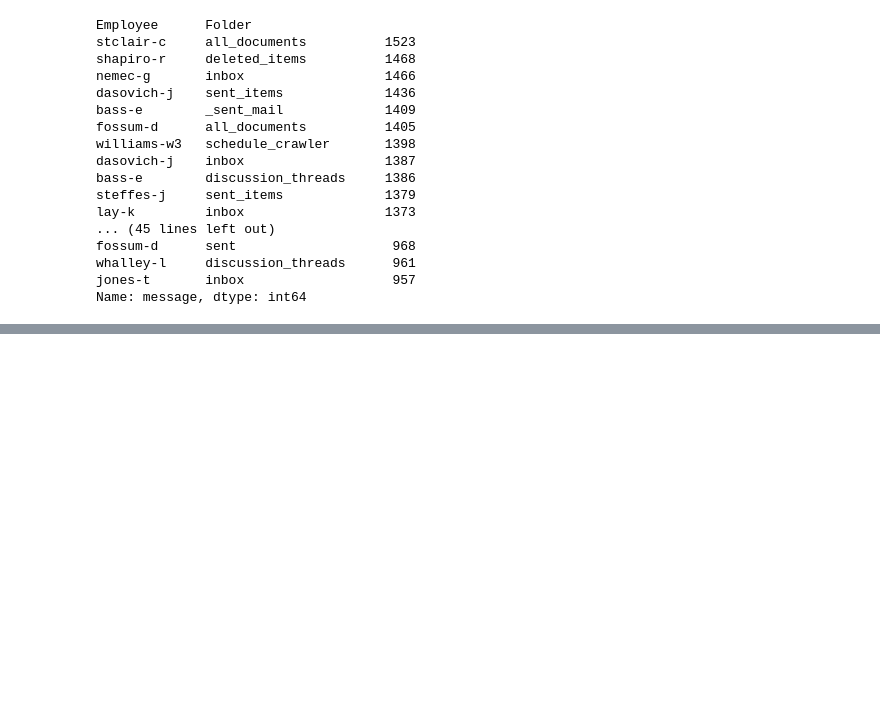
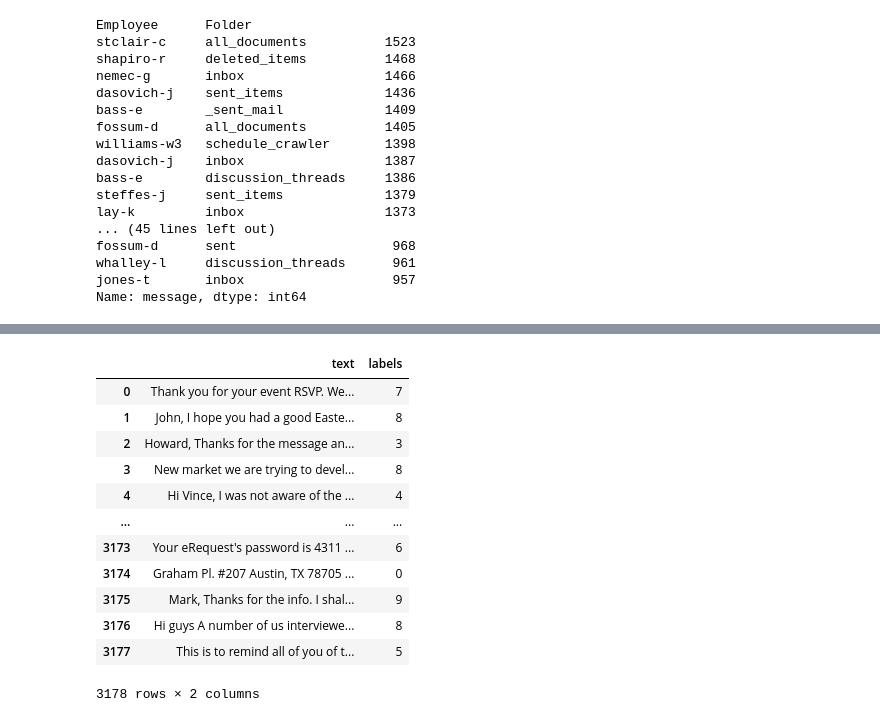
Before and after one commit to rongliprojects/EmailAutoLabeler, a Jupyter notebook: EmailAutoLabeling.ipynb, the cells around one changed output, grey strips where cells are left out. Saved outputs shown, nothing was run; the diff lists cells and outputs as text; code cells hidden in the pictures; blank space fills up the shorter version.

```diff
--- a/EmailAutoLabeling.ipynb
+++ b/EmailAutoLabeling.ipynb
@@ -432,0 +652,23 @@ We will be killing about 2000 deals in Sitara tonight. Whenever a deal is touche
+# %%
+from sklearn.model_selection import train_test_split
+train_X,test_X,train_y,test_y=train_test_split(kaminski_v_email_input['text'],kaminski_v_email_input['labels'],test_size=0.3,random_state=0)
+# %%
+train_data = {'text':train_X.values, 'labels':train_y.values}
+# %%
+train_df = pd.DataFrame(data=train_data)
+# %%
+train_df
+# %% [output]
+|  | text | labels |
+| 0 | Thank you for your event RSVP. We... | 7 |
+| 1 | John, I hope you had a good Easte... | 8 |
+| 2 | Howard, Thanks for the message an... | 3 |
+| 3 | New market we are trying to devel... | 8 |
+| 4 | Hi Vince, I was not aware of the ... | 4 |
+| ... | ... | ... |
+| 3173 | Your eRequest's password is 4311 ... | 6 |
+| 3174 | Graham Pl. #207 Austin, TX 78705 ... | 0 |
+| 3175 | Mark, Thanks for the info. I shal... | 9 |
+| 3176 | Hi guys A number of us interviewe... | 8 |
+| 3177 | This is to remind all of you of t... | 5 |
+3178 rows × 2 columns
```
Also changed, not shown: parts of 43 cells of this notebook.
